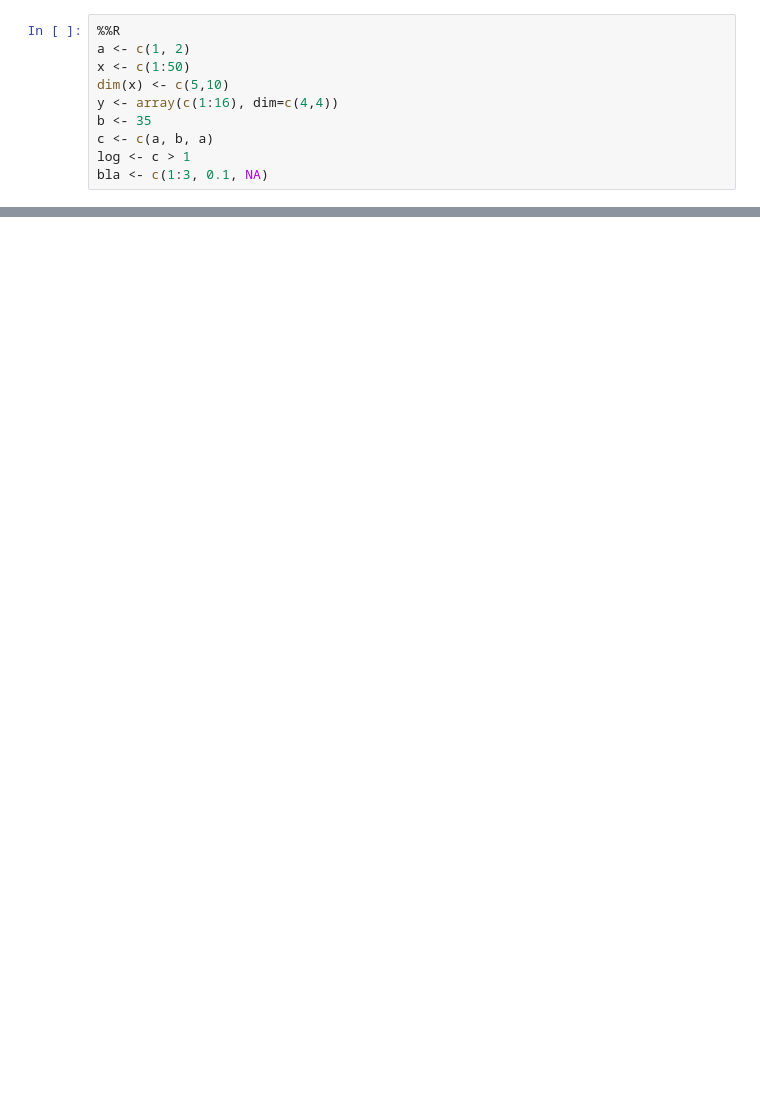
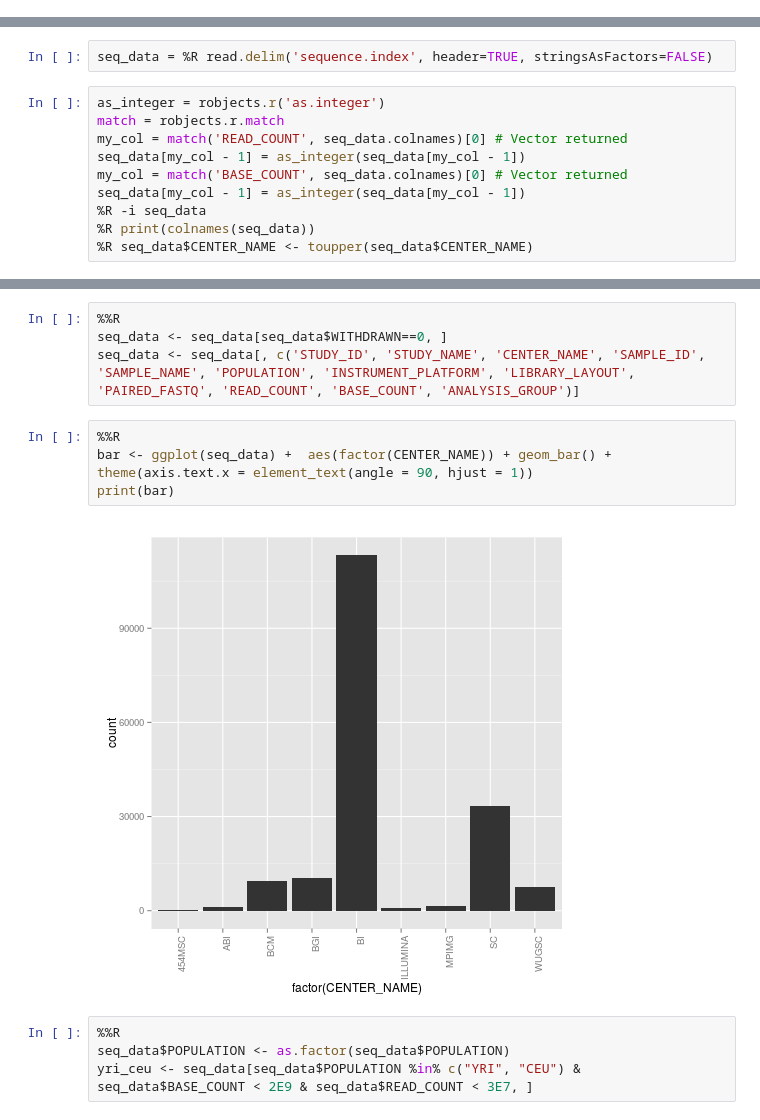
Before and after one commit to tiagoantao/bioinf-python, a Jupyter notebook: notebooks/00_Intro/R_magic.ipynb, the cells around one changed output, grey strips where cells are left out. Drawn from its saved outputs; the diff is of its cells as text; blank space fills up the shorter version.

```diff
--- a/notebooks/00_Intro/R_magic.ipynb
+++ b/notebooks/00_Intro/R_magic.ipynb
@@ -3,11 +27 @@ import rpy2
 %load_ext rpy2.ipython
-# %%
-%%R
-a <- c(1, 2)
-x <- c(1:50)
-dim(x) <- c(5,10)
-y <- array(c(1:16), dim=c(4,4))
-b <- 35
-c <- c(a, b, a)
-log <- c > 1
-bla <- c(1:3, 0.1, NA)
@@ -43,0 +28,12 @@ bla <- c(1:3, 0.1, NA)
+# %%
+seq_data = %R read.delim('sequence.index', header=TRUE, stringsAsFactors=FALSE)
+# %%
+as_integer = robjects.r('as.integer')
+match = robjects.r.match
+my_col = match('READ_COUNT', seq_data.colnames)[0] # Vector returned
+seq_data[my_col - 1] = as_integer(seq_data[my_col - 1])
+my_col = match('BASE_COUNT', seq_data.colnames)[0] # Vector returned
+seq_data[my_col - 1] = as_integer(seq_data[my_col - 1])
+%R -i seq_data
+%R print(colnames(seq_data))
+%R seq_data$CENTER_NAME <- toupper(seq_data$CENTER_NAME)
@@ -43,0 +52,14 @@ bla <- c(1:3, 0.1, NA)
+# %%
+%%R
+seq_data <- seq_data[seq_data$WITHDRAWN==0, ]
+seq_data <- seq_data[, c('STUDY_ID', 'STUDY_NAME', 'CENTER_NAME', 'SAMPLE_ID', 'SAMPLE_NAME', 'POPULATION', 'INSTRUMENT_PLATFORM', 'LIBRARY_LAYOUT', 'PAIRED_FASTQ', 'READ_COUNT', 'BASE_COUNT', 'ANALYSIS_GROUP')]
+# %%
+%%R
+bar <- ggplot(seq_data) +  aes(factor(CENTER_NAME)) + geom_bar() + theme(axis.text.x = element_text(angle = 90, hjust = 1))
+print(bar)
+# %% [output]
+[figure, added]
+# %%
+%%R
+seq_data$POPULATION <- as.factor(seq_data$POPULATION)
+yri_ceu <- seq_data[seq_data$POPULATION %in% c("YRI", "CEU") & seq_data$BASE_COUNT < 2E9 & seq_data$READ_COUNT < 3E7, ]
```
Also changed, not shown: parts of 11 cells of this notebook.
